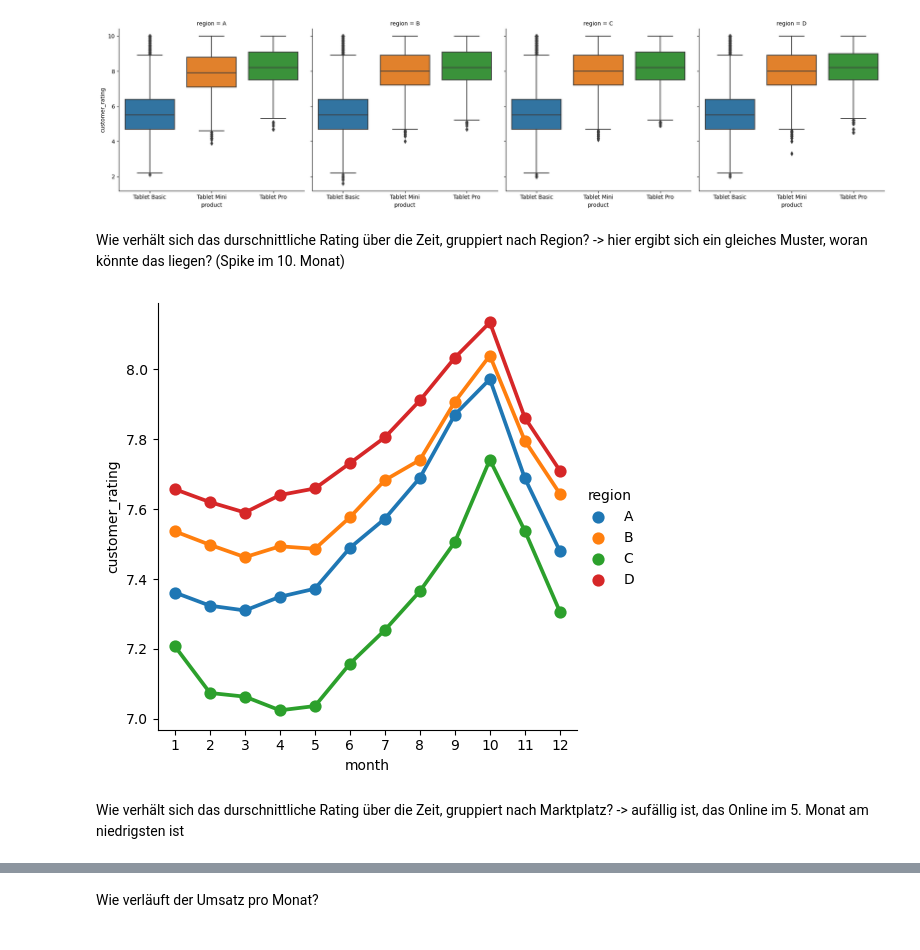
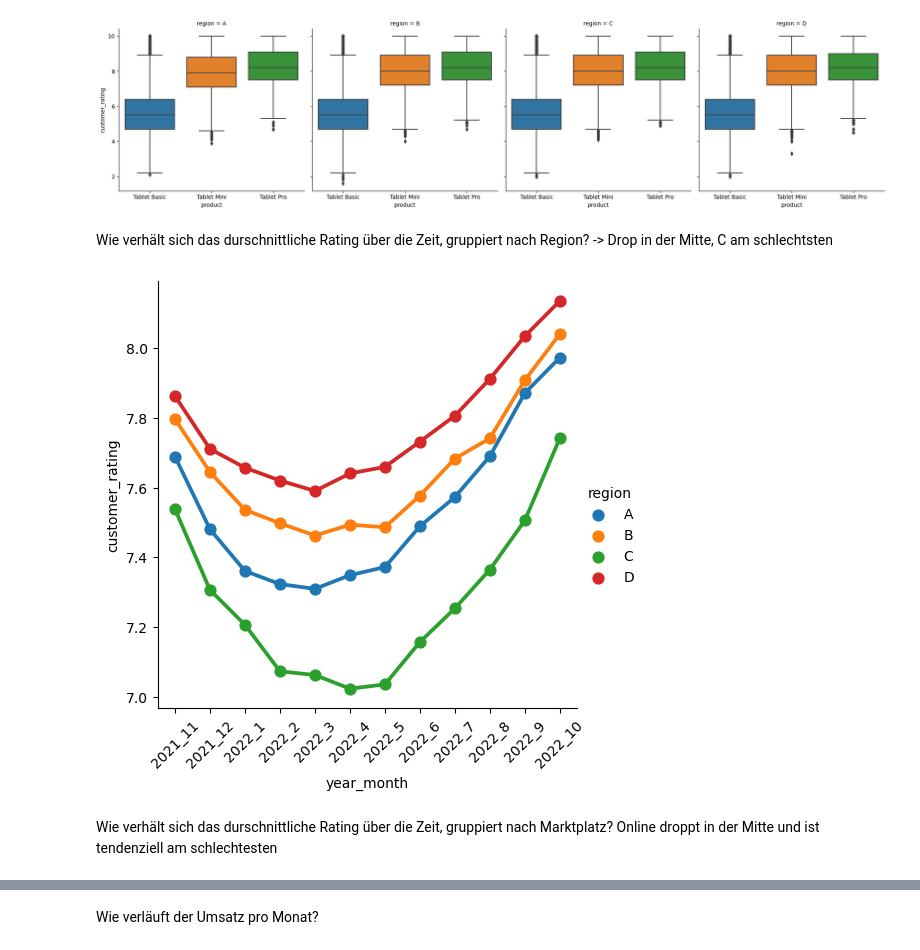
Before and after one commit to timstr97/business-analytics-case-study, a Jupyter notebook: sandbox/tim/analyse_rating_sandbox.ipynb, the cells around one changed output, grey strips where cells are left out. Cells and saved outputs as stored; diff of their text form; code cells hidden in the pictures.

Commit message:
rating-analyse: analysen mit monat gefixt, year_month spalte eingefügt
auch in main

```diff
--- a/sandbox/tim/analyse_rating_sandbox.ipynb
+++ b/sandbox/tim/analyse_rating_sandbox.ipynb
@@ -53,6 +53,7 @@ def read_regio_data(region, kind):
                 .assign(year=lambda _data: _data["date"].dt.year,
                         month=lambda _data: _data["date"].dt.month,
                         week=lambda _data: _data["date"].dt.isocalendar().week,
+                        year_month=lambda _data: _data["date"].dt.year.astype(str) + "_" + _data["date"].dt.month.astype(str),
                         cost_basic=lambda _data: np.round(_data["cost_basic"], 2),
                         cost_mini=lambda _data: np.round(_data["cost_mini"], 2),
                         cost_pro=lambda _data: np.round(_data["cost_pro"], 2),
@@ -216,11 +219,13 @@ kind="box")
 <seaborn.axisgrid.FacetGrid at 0x...>
 [figure]
 # %% [markdown]
-Wie verhält sich das durschnittliche Rating über die Zeit, gruppiert nach Region? -> hier ergibt sich ein gleiches Muster, woran könnte das liegen? (Spike im 10. Monat)
+Wie verhält sich das durschnittliche Rating über die Zeit, gruppiert nach Region? -> Drop in der Mitte, C am schlechtsten
 # %%
-sns.catplot(data=df_reg_main, x="month", y="customer_rating", kind="point", hue="region", errorbar=None);
+plot = sns.catplot(data=df_reg_main, x="year_month", y="customer_rating", kind="point", hue="region", errorbar=None);
+plot.set_xticklabels(rotation=45)
+plt.show()
 # %% [output]
-[figure, old version]
+[figure, new version]
 # %% [markdown]
-Wie verhält sich das durschnittliche Rating über die Zeit, gruppiert nach Marktplatz? -> aufällig ist, das Online im 5. Monat am niedrigsten ist
+Wie verhält sich das durschnittliche Rating über die Zeit, gruppiert nach Marktplatz? Online droppt in der Mitte und ist tendenziell am schlechtesten
 # %%
```
Also changed, not shown: parts of 10 cells of this notebook, 3 other files.
